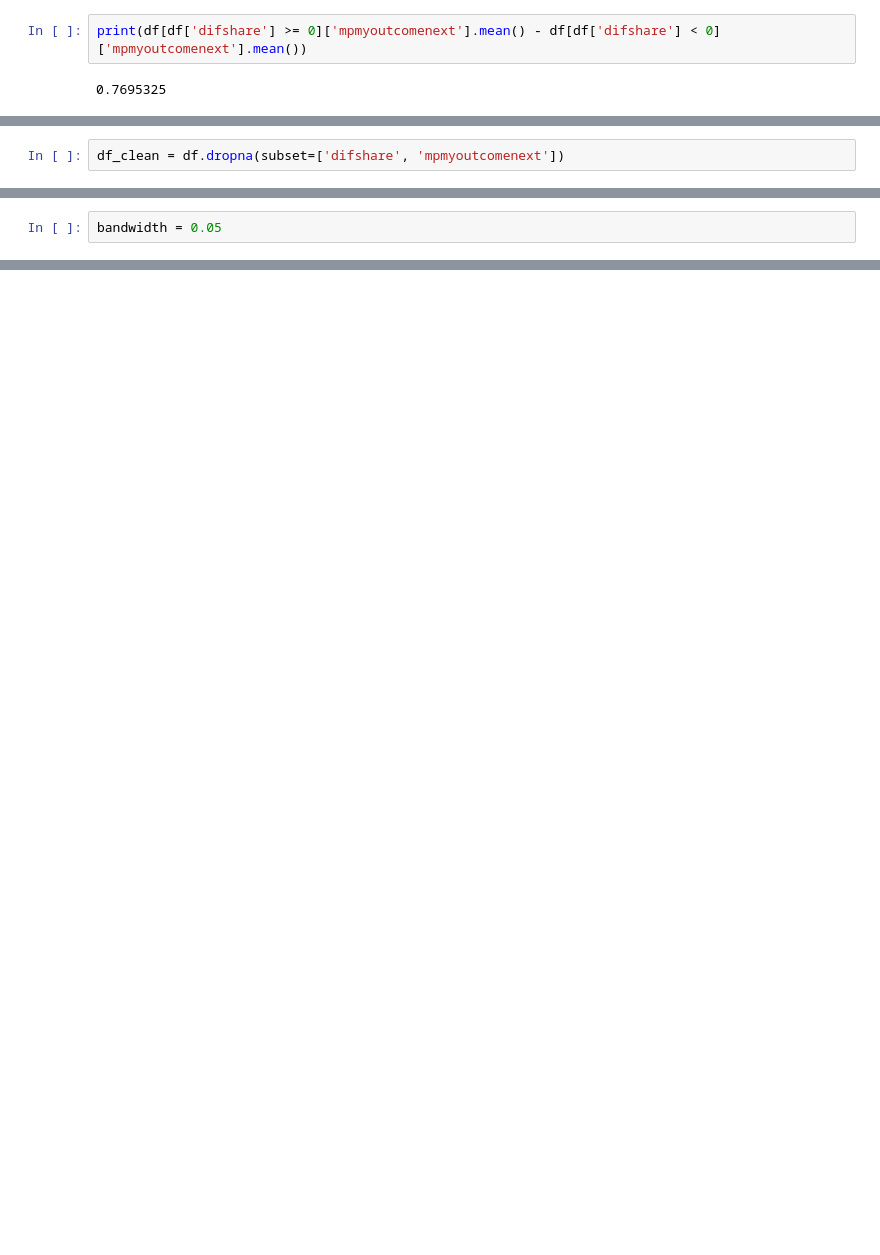
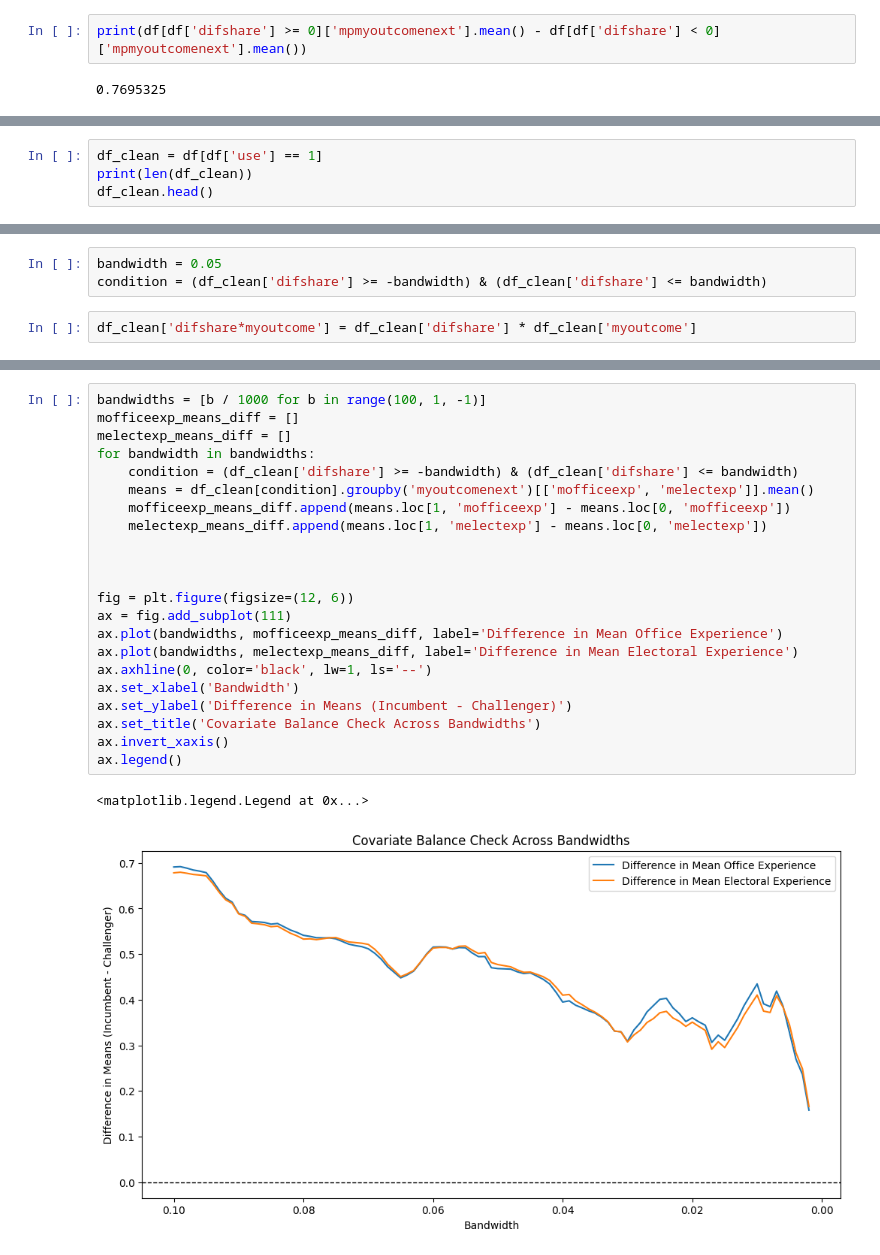
Before and after one commit to cainemerrick98/causal-inference, a Jupyter notebook: incumbency_advantage_in_us_elections/notebook.ipynb, the cells around one changed output, grey strips where cells are left out. Saved outputs shown, nothing was run; the diff lists cells and outputs as text; blank space fills up the shorter version.

```diff
--- a/incumbency_advantage_in_us_elections/notebook.ipynb
+++ b/incumbency_advantage_in_us_elections/notebook.ipynb
@@ -123,2 +131,4 @@ Discuss the results
 # %%
-df_clean = df.dropna(subset=['difshare', 'mpmyoutcomenext'])
+df_clean = df[df['use'] == 1]
+print(len(df_clean))
+df_clean.head()
@@ -125,3 +143,6 @@ df_clean = df.dropna(subset=['difshare', 'mpmyoutcomenext'])
 # %%
 bandwidth = 0.05
+condition = (df_clean['difshare'] >= -bandwidth) & (df_clean['difshare'] <= bandwidth)
+# %%
+df_clean['difshare*myoutcome'] = df_clean['difshare'] * df_clean['myoutcome']
 # %%
@@ -163,0 +221,25 @@ Estimated Incumbency Advantage (Polynomial): 0.4344
+# %%
+bandwidths = [b / 1000 for b in range(100, 1, -1)]
+mofficeexp_means_diff = []
+melectexp_means_diff = []
+for bandwidth in bandwidths:
+    condition = (df_clean['difshare'] >= -bandwidth) & (df_clean['difshare'] <= bandwidth)
+    means = df_clean[condition].groupby('myoutcomenext')[['mofficeexp', 'melectexp']].mean()
+    mofficeexp_means_diff.append(means.loc[1, 'mofficeexp'] - means.loc[0, 'mofficeexp'])
+    melectexp_means_diff.append(means.loc[1, 'melectexp'] - means.loc[0, 'melectexp'])
+
+
+
+fig = plt.figure(figsize=(12, 6))
+ax = fig.add_subplot(111)
+ax.plot(bandwidths, mofficeexp_means_diff, label='Difference in Mean Office Experience')
+ax.plot(bandwidths, melectexp_means_diff, label='Difference in Mean Electoral Experience')
+ax.axhline(0, color='black', lw=1, ls='--')
+ax.set_xlabel('Bandwidth')
+ax.set_ylabel('Difference in Means (Incumbent - Challenger)')
+ax.set_title('Covariate Balance Check Across Bandwidths')
+ax.invert_xaxis()
+ax.legend()
+# %% [output]
+<matplotlib.legend.Legend at 0x...>
+[figure, added]
```
Also changed, not shown: parts of 23 cells of this notebook.
